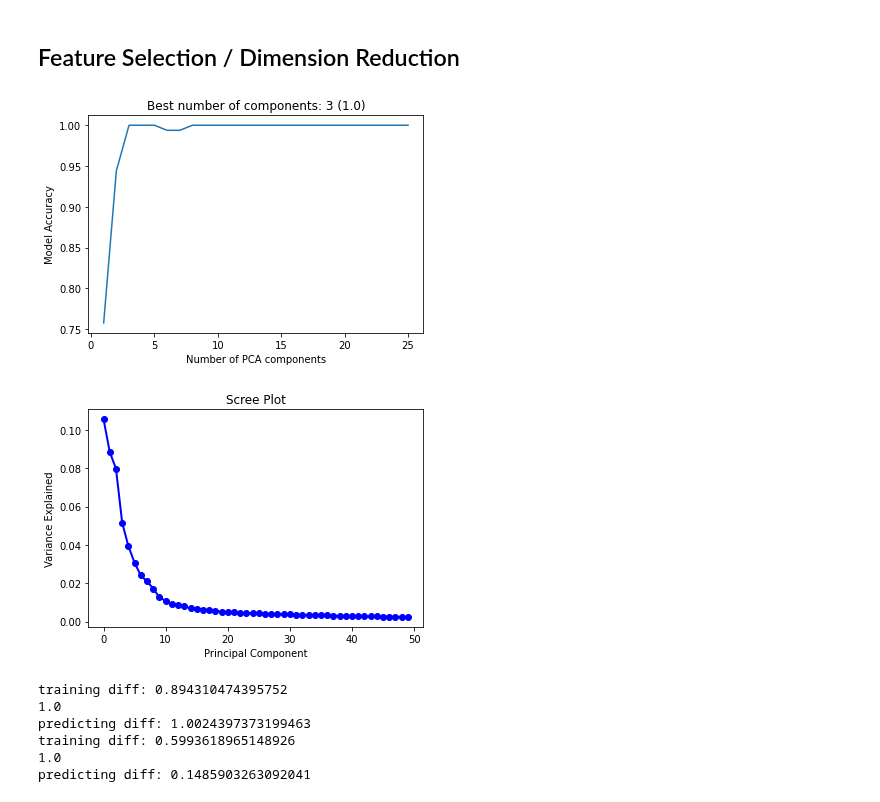
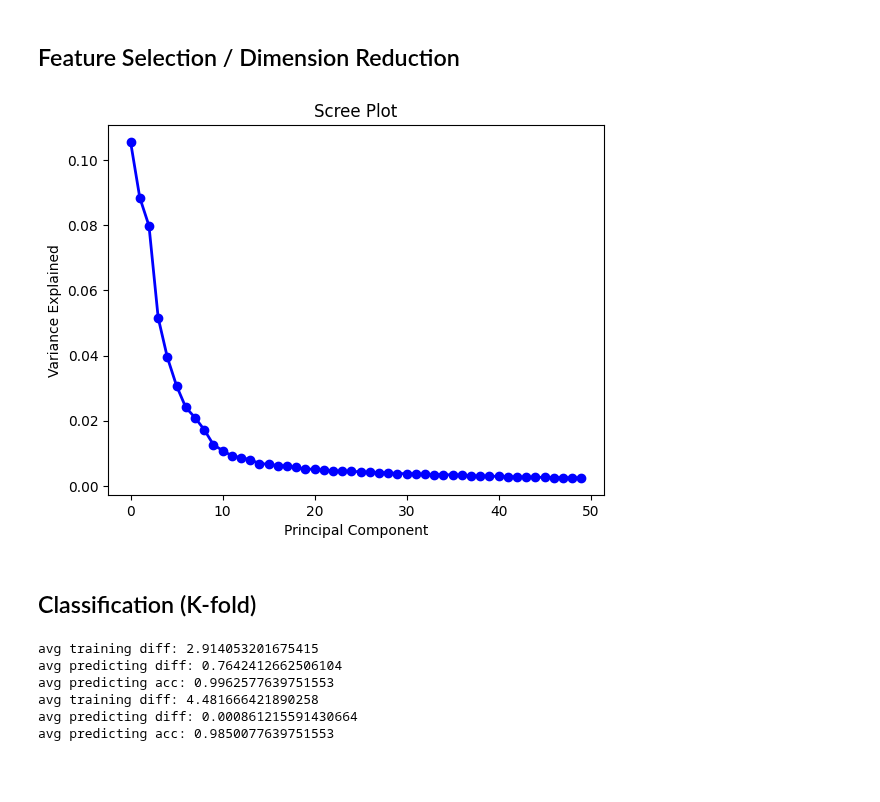
Before and after one commit to alina-dima/PR-for-AI, a Jupyter notebook: Assignment 2/Genes/genes.ipynb, the cells around one changed output. Drawn from its saved outputs; the diff is of its cells as text; code cells hidden in the pictures; blank space fills up the shorter version.

```diff
--- a/Assignment 2/Genes/genes.ipynb
+++ b/Assignment 2/Genes/genes.ipynb
@@ -113,61 +113,24 @@ def best_pca(components, x_train, y_train, x_test, y_test, model, normalizer=Non
         scores.append(accuracy_score(y_test, y_pred))
     return scores
 # %%
-max_comp = 25
+max_comp = 10
 components = list(range(1, max_comp + 1))
-normalizer = StandardScaler()
 scores = best_pca(components, X_train, y_train, X_test, y_test, SVC(), None)
 plt.plot(components, scores)
 plt.xlabel("Number of PCA components")
 plt.ylabel("Model Accuracy")
 plt.title("Best number of components: " + str(np.argmax(scores) + 1) + " (" + str(round(max(scores),3)) + ")")
 plt.show()
-# %% [output]
-[figure, removed]
 # %%
 total_components = 50
 pca = PCA(n_components=total_components)
-pca.fit(normalizer.fit_transform(X_train))
+pca.fit(X_train)
 plt.plot(list(range(total_components)), pca.explained_variance_ratio_, 'o-', linewidth=2, color='blue')
 plt.title('Scree Plot')
 plt.xlabel('Principal Component')
 plt.ylabel('Variance Explained')
 plt.show()
 # %% [output]
-[figure, old version]
+[figure, new version]
-# %%
-# Which is faster (a bunch of features or PCA)
-# Do this with cross-val but I think pca is faster lol
-
-start_feat = time.time()
-model = SVC()
-normalizer = StandardScaler()
-out = model.fit(X_train, y_train)
-end_feat = time.time()
-print("training diff:", end_feat - start_feat)
-start_feat = time.time()
-y_pred = out.predict(X_test)
-end_feat = time.time()
-print(accuracy_score(y_test, y_pred))
-print("predicting diff:", end_feat - start_feat)
-
-start_pca = time.time()
-model = SVC()
-pca = PCA(n_components=3)
-normalizer = StandardScaler()
-X_pca = pca.fit_transform(X_train)
-pca_out = model.fit(X_pca, y_train)
-end_pca = time.time()
-print("training diff:", end_pca - start_pca)
-start_pca = time.time()
-y_pred = pca_out.predict(pca.transform(X_test))
-end_pca = time.time()
-print(accuracy_score(y_test, y_pred))
-print("predicting diff:", end_pca - start_pca)
-# %% [output]
-training diff: 0.894310474395752
-1.0
-predicting diff: 1.0024397373199463
-training diff: 0.5993618965148926
-1.0
-predicting diff: 0.1485903263092041
+# %% [markdown]
+## Classification (K-fold)
@@ -173,0 +168,10 @@ predicting diff: 0.1485903263092041
+# %%
+cross_val(df, df_labels, "n")
+cross_val(df, df_labels, "PCA")
+# %% [output]
+avg training diff: 2.914053201675415
+avg predicting diff: 0.7642412662506104
+avg predicting acc: 0.9962577639751553
+avg training diff: 4.481666421890258
+avg predicting diff: 0.000861215591430664
+avg predicting acc: 0.9850077639751553
```
Also changed, not shown: parts of 6 cells of this notebook.
